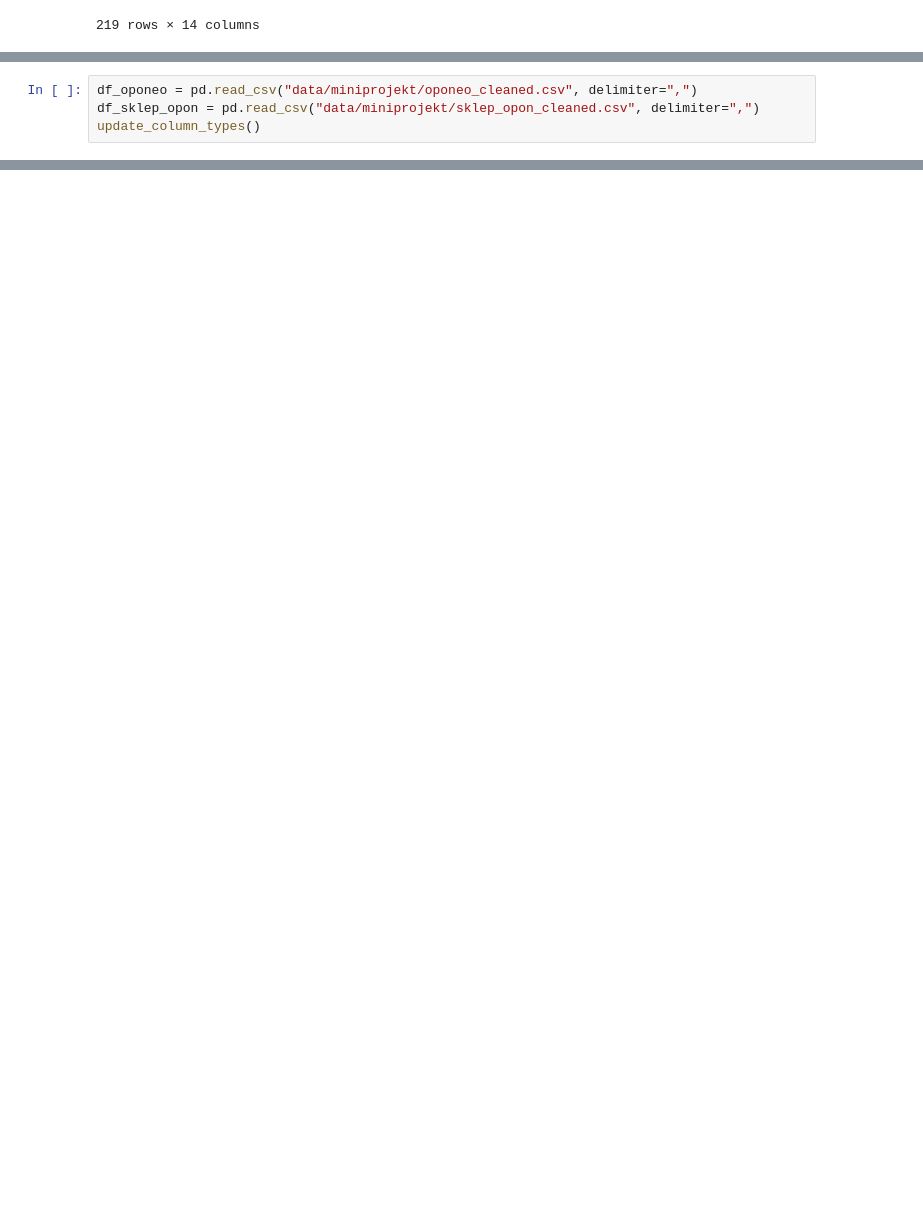
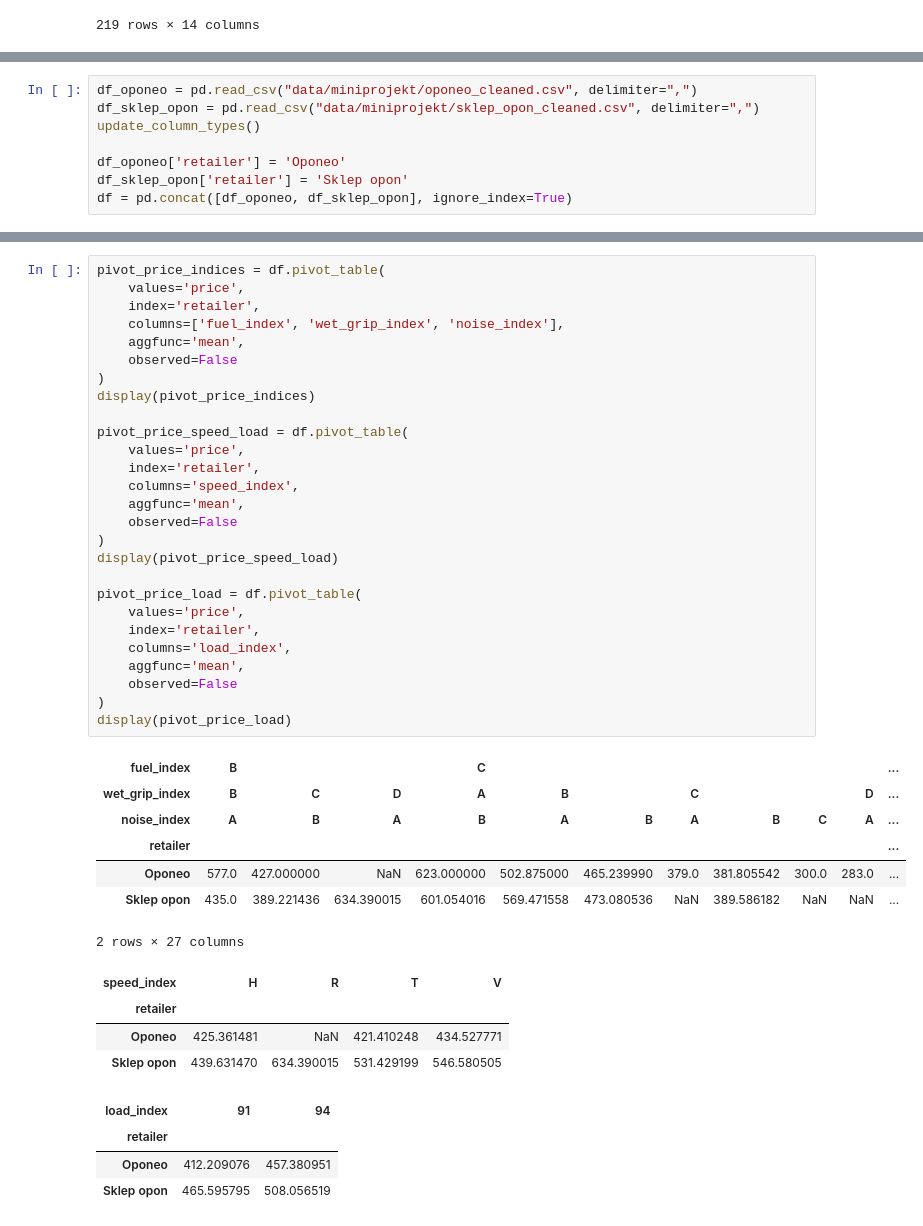
Before and after one commit to JacquesM27/PAD_all, a Jupyter notebook: mini_projekt.ipynb, the cells around one changed output, grey strips where cells are left out. Saved outputs shown, nothing was run; the diff lists cells and outputs as text; blank space fills up the shorter version.

```diff
--- a/mini_projekt.ipynb
+++ b/mini_projekt.ipynb
@@ -625,3 +625,7 @@ Categories (4, object): ['full', 'last', 'low', 'medium']
 df_oponeo = pd.read_csv("data/miniprojekt/oponeo_cleaned.csv", delimiter=",")
 df_sklep_opon = pd.read_csv("data/miniprojekt/sklep_opon_cleaned.csv", delimiter=",")
 update_column_types()
+
+df_oponeo['retailer'] = 'Oponeo'
+df_sklep_opon['retailer'] = 'Sklep opon'
+df = pd.concat([df_oponeo, df_sklep_opon], ignore_index=True)
@@ -627,0 +688,43 @@ update_column_types()
+# %%
+pivot_price_indices = df.pivot_table(
+    values='price',
+    index='retailer',
+    columns=['fuel_index', 'wet_grip_index', 'noise_index'],
+    aggfunc='mean',
+    observed=False
+)
+display(pivot_price_indices)
+
+pivot_price_speed_load = df.pivot_table(
+    values='price',
+    index='retailer',
+    columns='speed_index',
+    aggfunc='mean',
+    observed=False
+)
+display(pivot_price_speed_load)
+
+pivot_price_load = df.pivot_table(
+    values='price',
+    index='retailer',
+    columns='load_index',
+    aggfunc='mean',
+    observed=False
+)
+display(pivot_price_load)
+# %% [output]
+| fuel_index | B |  |  | C |  |  |  |  |  |  | ... |
+| wet_grip_index | B | C | D | A | B |  | C |  |  | D | ... |
+| noise_index | A | B | A | B | A | B | A | B | C | A | ... |
+| retailer |  |  |  |  |  |  |  |  |  |  | ... |
+| Oponeo | 577.0 | 427.000000 | NaN | 623.000000 | 502.875000 | 465.239990 | 379.0 | 381.805542 | 300.0 | 283.0 | ... |
+| Sklep opon | 435.0 | 389.221436 | 634.390015 | 601.054016 | 569.471558 | 473.080536 | NaN | 389.586182 | NaN | NaN | ... |
+2 rows × 27 columns
+| speed_index | H | R | T | V |
+| retailer |  |  |  |  |
+| Oponeo | 425.361481 | NaN | 421.410248 | 434.527771 |
+| Sklep opon | 439.631470 | 634.390015 | 531.429199 | 546.580505 |
+| load_index | 91 | 94 |
+| retailer |  |  |
+| Oponeo | 412.209076 | 457.380951 |
+| Sklep opon | 465.595795 | 508.056519 |
```
Also changed, not shown: parts of 17 cells of this notebook.
